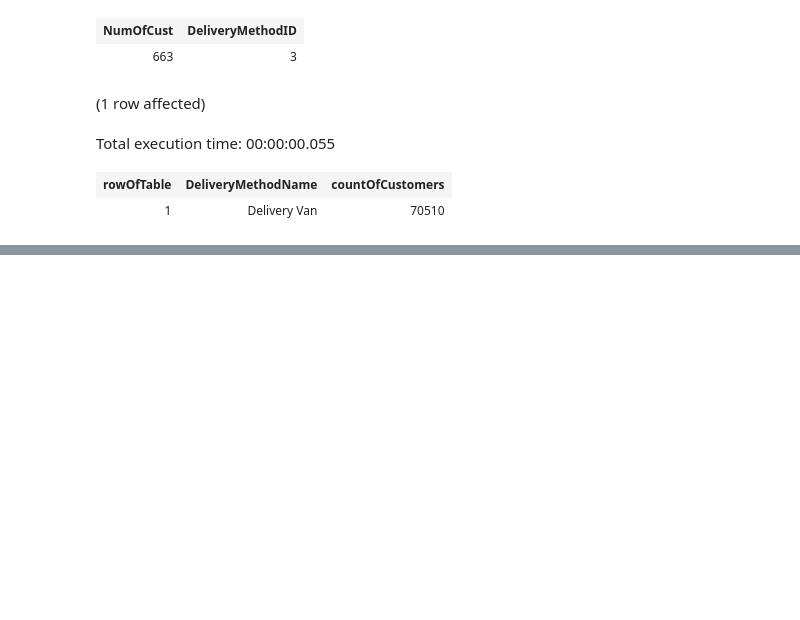
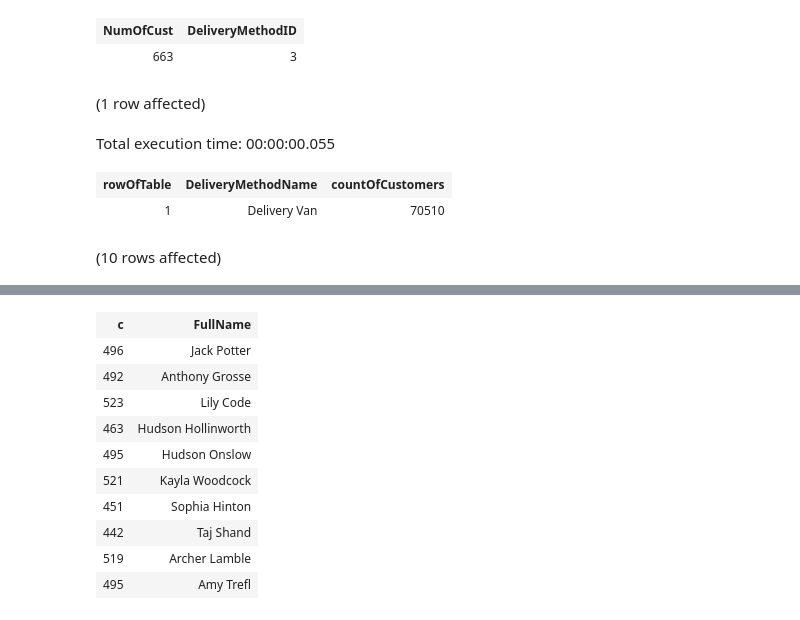
Before and after one commit to Miss4Chan/Databases, a Jupyter notebook: lab5.ipynb, the cells around one changed output, grey strips where cells are left out. Drawn from its saved outputs; the diff is of its cells as text; code cells hidden in the pictures; blank space fills up the shorter version.

```diff
--- a/lab5.ipynb
+++ b/lab5.ipynb
@@ -107,3 +107,11 @@ Total execution time: 00:00:00.055
 # %%
 --For the CustomerCategory “Corporate Clients” (or any category of your choice), find the
 --FullName of all SalesPersons and the number of Orders in which they received the order.
+
+--c.CustomerID,cc.CustomerCategoryName,i.InvoiceID,p.FullName
+select count(*) c, p.FullName from Sales.CustomerCategories cc join
+Sales.Customers c on cc.CustomerCategoryID = c.CustomerCategoryID
+and cc.CustomerCategoryName='Gift Store' join Sales.Invoices i on i.CustomerID=c.CustomerID join
+Application.People p on i.SalespersonPersonID=p.PersonID GROUP BY p.FullName
+# %% [output]
+(10 rows affected)
@@ -110,3 +119,14 @@ Total execution time: 00:00:00.055
+| c | FullName |
+| 496 | Jack Potter |
+| 492 | Anthony Grosse |
+| 523 | Lily Code |
+| 463 | Hudson Hollinworth |
+| 495 | Hudson Onslow |
+| 521 | Kayla Woodcock |
+| 451 | Sophia Hinton |
+| 442 | Taj Shand |
+| 519 | Archer Lamble |
+| 495 | Amy Trefl |
 # %%
 --For each DeliveryCity, DeliveryMethod, TransactionType, PaymentMethod, find the number of
 --CustomerTransactions and sum of TransactionAmount.
```
Also changed, not shown: parts of 3 cells of this notebook.
